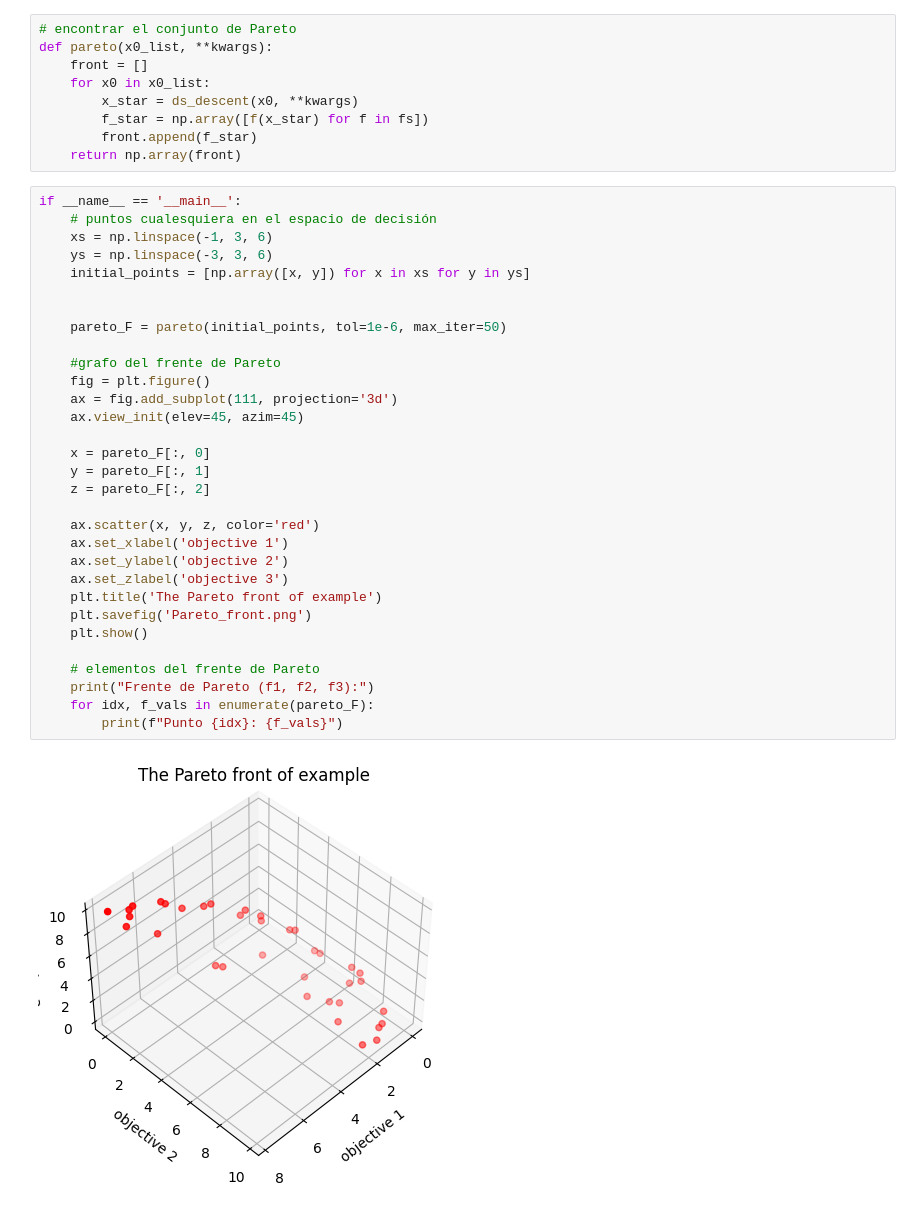
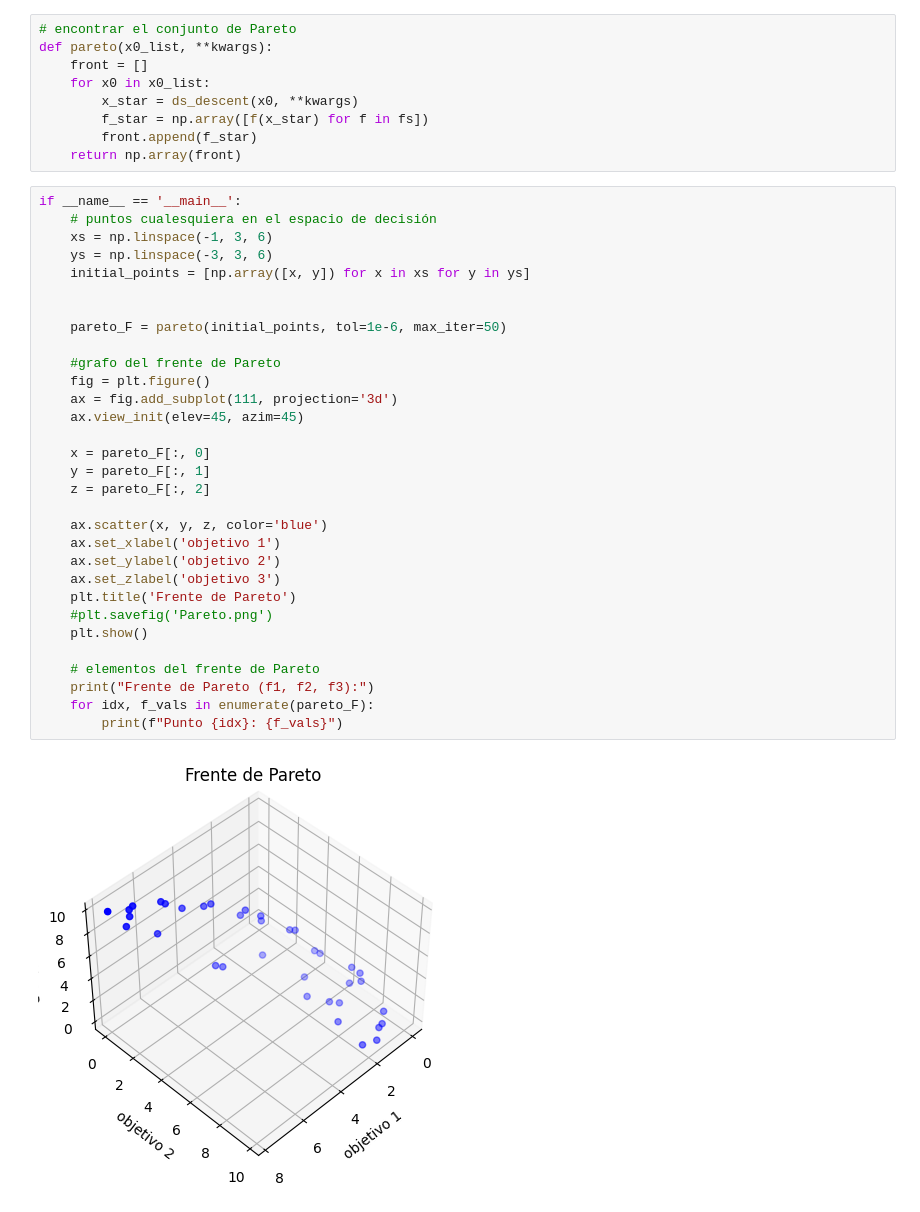
Before and after one commit to PabloBenitezR/Aprendizaje-por-refuerzo, a Jupyter notebook: Tarea 4 RL/DS implementación.ipynb, the cells around one changed output. Drawn from its saved outputs; the diff is of its cells as text.

```diff
--- a/Tarea 4 RL/DS implementación.ipynb
+++ b/Tarea 4 RL/DS implementación.ipynb
@@ -75,36 +75,36 @@ def pareto(x0_list, **kwargs):
 # %%
 if __name__ == '__main__':
     # puntos cualesquiera en el espacio de decisión
     xs = np.linspace(-1, 3, 6)
     ys = np.linspace(-3, 3, 6)
     initial_points = [np.array([x, y]) for x in xs for y in ys]
 
 
     pareto_F = pareto(initial_points, tol=1e-6, max_iter=50)
 
     #grafo del frente de Pareto
     fig = plt.figure()
     ax = fig.add_subplot(111, projection='3d')
     ax.view_init(elev=45, azim=45)
 
     x = pareto_F[:, 0]
     y = pareto_F[:, 1]
     z = pareto_F[:, 2]
 
-    ax.scatter(x, y, z, color='red')
-    ax.set_xlabel('objective 1')
-    ax.set_ylabel('objective 2')
-    ax.set_zlabel('objective 3')
-    plt.title('The Pareto front of example')
-    plt.savefig('Pareto_front.png')
+    ax.scatter(x, y, z, color='blue')
+    ax.set_xlabel('objetivo 1')
+    ax.set_ylabel('objetivo 2')
+    ax.set_zlabel('objetivo 3')
+    plt.title('Frente de Pareto')
+    #plt.savefig('Pareto.png')
     plt.show()
 
     # elementos del frente de Pareto
     print("Frente de Pareto (f1, f2, f3):")
     for idx, f_vals in enumerate(pareto_F):
         print(f"Punto {idx}: {f_vals}")
 # %% [output]
-[figure, old version]
+[figure, new version]
 Frente de Pareto (f1, f2, f3):
 Punto 0: [7.7825 0.0025 9.8719]
 Punto 1: [6.8064 0.0706 8.4001]
```
Also changed, not shown: 2 other files.
